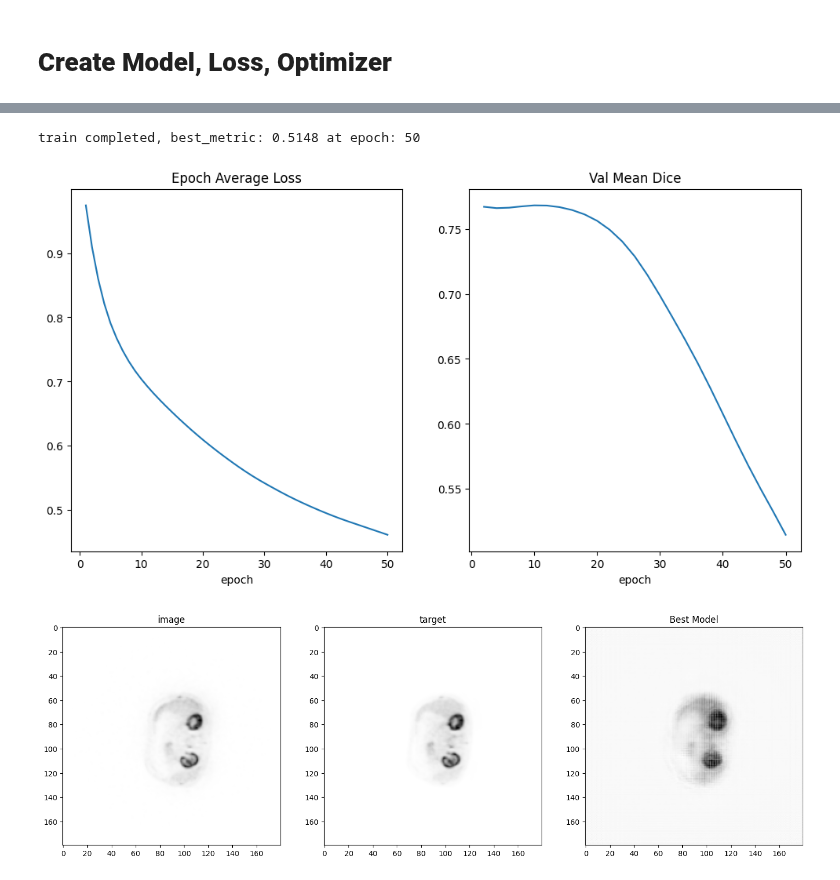
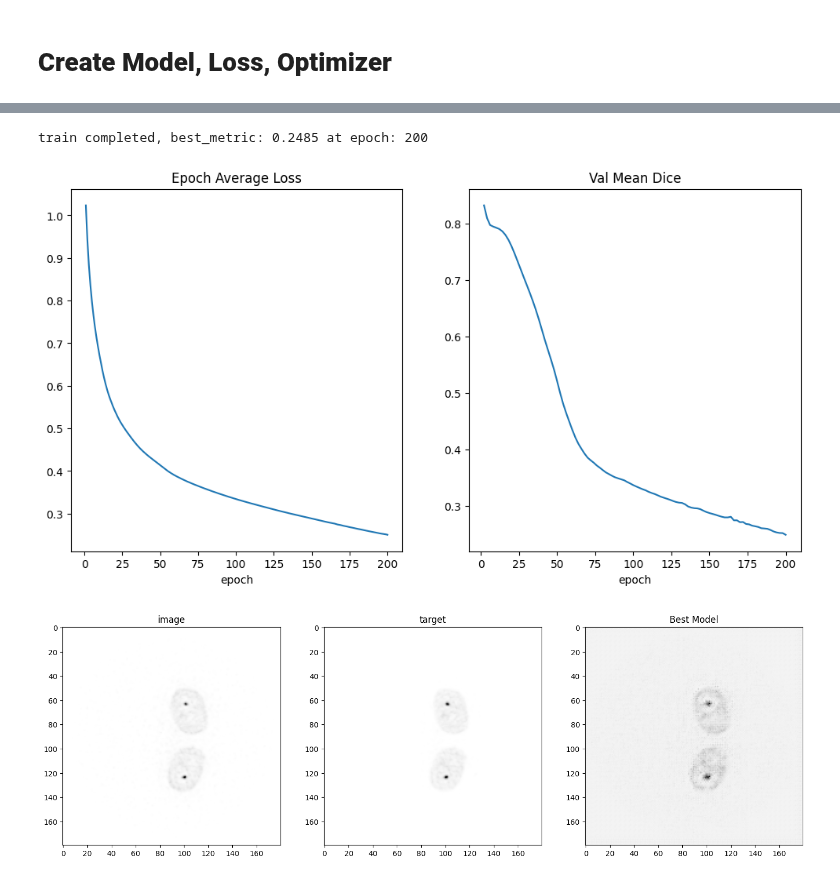
Before and after one commit to s-shahpouri/DL_PET, a Jupyter notebook: PET_Regression.ipynb, the cells around one changed output, grey strips where cells are left out. Cells and saved outputs as stored; diff of their text form; code cells hidden in the pictures.

Commit message:
UNet model, one PET patient, intresting result

```diff
--- a/PET_Regression.ipynb
+++ b/PET_Regression.ipynb
@@ -111,16 +117,17 @@ Image: /content/drive/My Drive/PET_data/ASC-PET-001/NAC/001410_C1_RZ_.nii.gz, Ax
 # %%
 #### My method
 
-crop_size = (180, 180, 32)  # Adjusted based on my data
+crop_size = (180, 180, 312)  # Adjusted based on my data
 
 train_transforms = Compose(
     [   LoadImaged(keys=["image", "target"]),
         EnsureChannelFirstd(keys=["image", "target"]),
         # ScaleIntensityRanged(keys=["image", "target"],a_min=-60, a_max=120, b_min=0.0, b_max=1.0, clip=True),
+        # ReferenceBasedNormalizeIntensityd
         # Orientationd(keys=["image", "target"], axcodes="RAS"),
         Spacingd(keys=["image", "target"], pixdim=(1.5, 1.5, 2.0)),
         Resized(keys=["image", "target"], spatial_size=crop_size, mode='bilinear'),
-        # CenterSpatialCropd(keys=["image", "target"], roi_size=crop_size),
+        CenterSpatialCropd(keys=["image", "target"], roi_size=crop_size),
     ])
 
 val_transforms = Compose(
@@ -130,15 +137,15 @@ val_transforms = Compose(
         # Orientationd(keys=["image", "target"], axcodes="RAS"),
         Spacingd(keys=["image", "target"], pixdim=(1.5, 1.5, 2.0)),
         Resized(keys=["image", "target"], spatial_size=crop_size, mode=('bilinear')),
-        # CenterSpatialCropd(keys=["image", "target"], roi_size=crop_size),
+        CenterSpatialCropd(keys=["image", "target"], roi_size=crop_size),
 
     ])
 
 train_ds = CacheDataset(data=train_files, transform=train_transforms, cache_rate=1.0, num_workers=2)
-train_loader = DataLoader(train_ds, batch_size=4, shuffle=True, num_workers=2)
+train_loader = DataLoader(train_ds, batch_size=4, shuffle=True, num_workers=4)
 
 val_ds = CacheDataset(data=val_files, transform=val_transforms, cache_rate=1.0, num_workers=2)
-val_loader = DataLoader(val_ds, batch_size=1, shuffle=False, num_workers=2)
+val_loader = DataLoader(val_ds, batch_size=4, shuffle=False, num_workers=4)
 # %%
 check_ds = Dataset(data=val_files, transform=val_transforms)
 check_loader = DataLoader(check_ds, batch_size=1)
@@ -187,7 +194,7 @@ loss_function = torch.nn.MSELoss()
 optimizer = torch.optim.Adam(model.parameters(), 1e-4)
 # %%
 ###### MY method
-max_epochs = 50
+max_epochs = 200
 val_interval = 2
 best_metric = float('inf')
 best_metric_epoch = -1
@@ -273,42 +280,42 @@ plt.xlabel("epoch")
 plt.plot(x, y)
 plt.show()
 # %% [output]
-train completed, best_metric: 0.5148 at epoch: 50
+train completed, best_metric: 0.2485 at epoch: 200
-[figure, old version]
+[figure, new version]
 # %%
 # Define a function for visualization
 def visualize_results(val_data, model, n, title):
 
     val_outputs = sliding_window_inference(val_data["image"].to(device), roi_size,
-                          sw_batch_size, model, progress=True, overlap=0.80) # using ov= 0.9 best image ever I have.
+                          sw_batch_size, model, progress=True, overlap=0.30) # using ov= 0.9 best image ever I have.
 
     plt.figure("check", (18, 6))
     plt.subplot(1, 3, 1)
     plt.title(f"image")
     plt.imshow(val_data["image"][0, 0, :, :, n], cmap="gist_yarg")
 
     plt.subplot(1, 3, 2)
     plt.title(f"target")
     plt.imshow(val_data["target"][0, 0, :, :, n], cmap="gist_yarg")
 
     plt.subplot(1, 3, 3)
     plt.title(title)
     output_slice = val_outputs.detach().cpu()[0, 0, :, :, n]
     plt.imshow(output_slice, cmap="gist_yarg")
     plt.show()
 
 
     # Load the best model state for visualization
 model.load_state_dict(torch.load(os.path.join(root_dir, "best_metric_PET.pth")))
 model.eval()
 roi_size = (80, 80, 80)
 sw_batch_size = 64 # Increase the overlap by using a higher sw_batch_size
 with torch.no_grad():
     for i, val_data in enumerate(val_loader):
 
         n = 15
         visualize_results(val_data, model, n, f"Best Model")
         if i == 0:
             break
 # %% [output]
-[figure, old version]
+[figure, new version]
```
Also changed, not shown: parts of 7 cells of this notebook.
